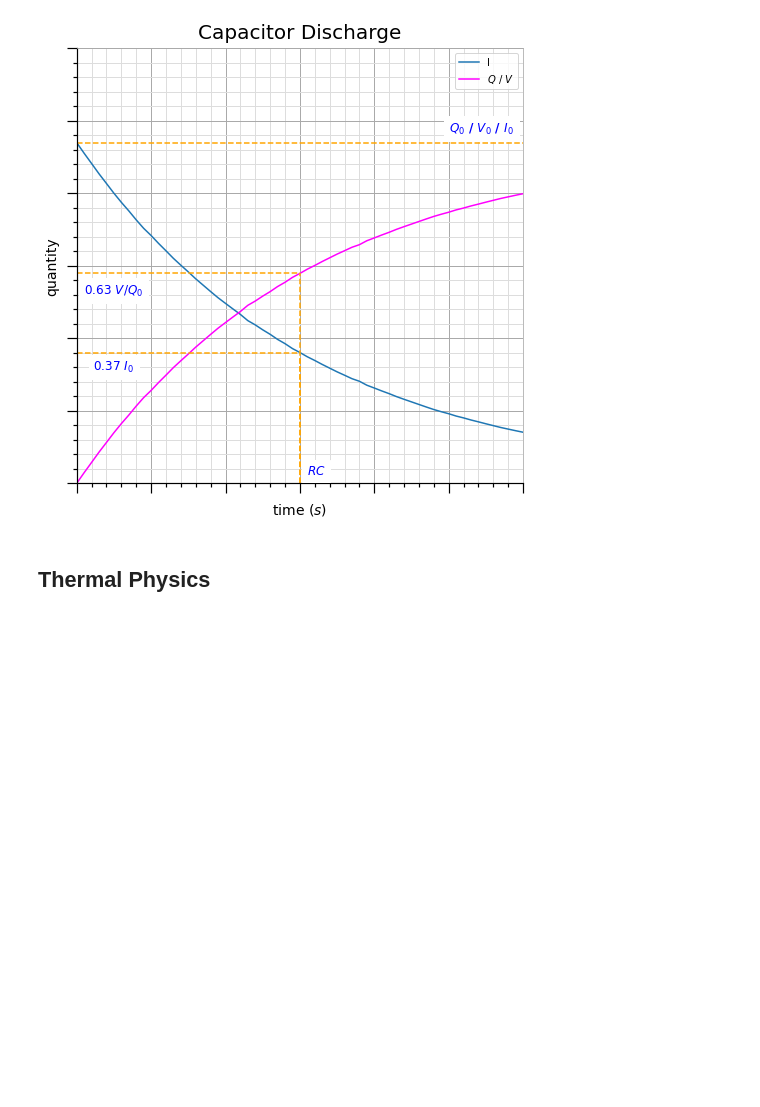
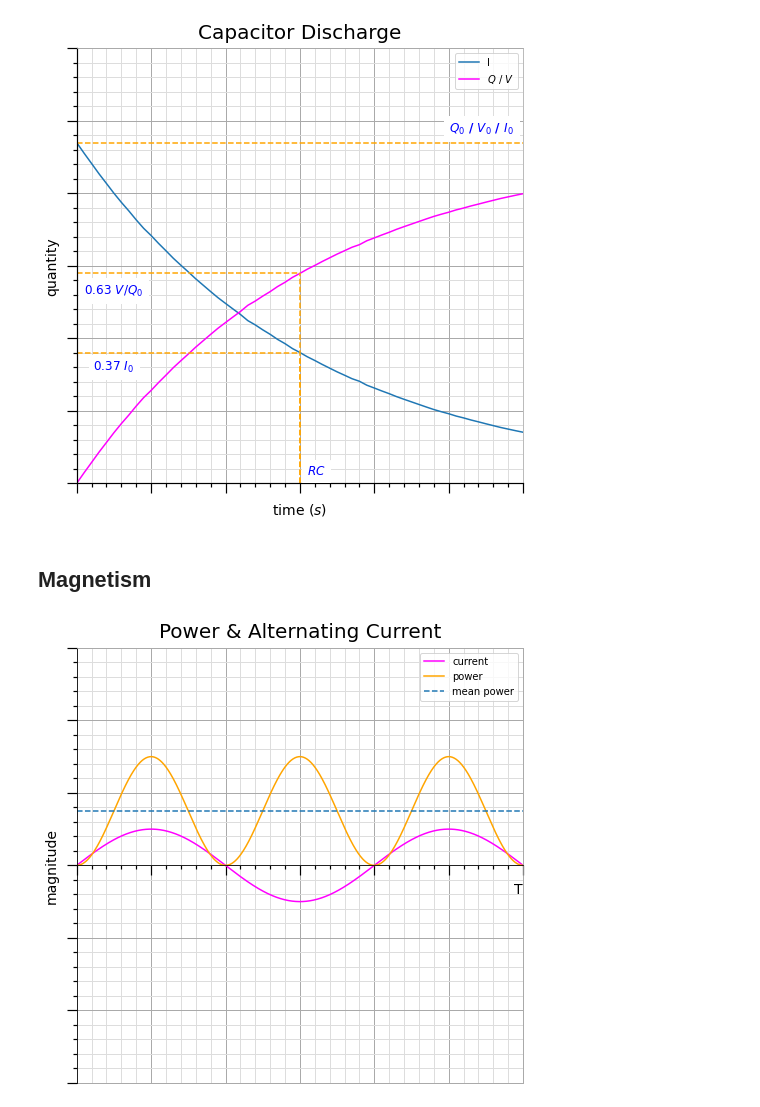
Before and after one commit to alexander-neville/docs, a Jupyter notebook: physics/calculations.ipynb, the cells around one changed output. Saved outputs shown, nothing was run; the diff lists cells and outputs as text; code cells hidden in the pictures; blank space fills up the shorter version.

Commit message:
completed first draft of physics notes

```diff
--- a/physics/calculations.ipynb
+++ b/physics/calculations.ipynb
@@ -596,4 +599,54 @@ plt.savefig("./images/capacitor_exp_charge.png", facecolor="#ffffff")
 # %% [output]
 [figure]
 # %% [markdown]
-## Thermal Physics
+   ## Magnetism
+# %%
+f, ax = create_graph()
+## IMPORTANT: this graph is a little different
+ax.set_xlim(0, 3 * math.pi)
+ax.set_ylim(-6,6)
+ax.spines['top'].set_color("#aaaaaa")
+ax.spines['right'].set_color("#aaaaaa")
+
+
+# tick marks
+def minor_x_tick(x, pos):
+    return f""
+
+
+def minor_y_tick(y, pos):
+    return f""
+
+
+def major_x_tick(x, pos):
+    return ""
+
+
+def major_y_tick(y, pos):
+    return ""
+
+
+setup_ticks(ax, math.pi / 2, 2, major_x_tick, major_y_tick, minor_x_tick, minor_y_tick)
+
+
+ax.spines['bottom'].set_position('zero')
+ax.patch.set_edgecolor('#aaaaaa')
+ax.patch.set_linewidth('1')
+
+x = np.linspace(0, math.pi * 3, 1000)
+y = [math.sin(i) for i in x]
+z = [i*i* 3 for i in y]
+
+ax.plot(x, y, color="magenta", label="current")
+ax.plot(x, z, color="orange", label="power")
+ax.plot([0, math.pi * 3], [1.5, 1.5], linestyle="--", label="mean power")
+
+
+
+ax.set_xlabel(r'T', loc="right", fontsize='14')
+ax.set_ylabel(r'magnitude', fontsize='14')
+ax.legend()
+ax.set_title("Power & Alternating Current", fontsize=20, verticalalignment='bottom')
+plt.savefig("./images/ac_power.png", facecolor="#ffffff")
+# %% [output]
+[figure, added]
```
Also changed, not shown: parts of 2 cells of this notebook, 10 other files.
